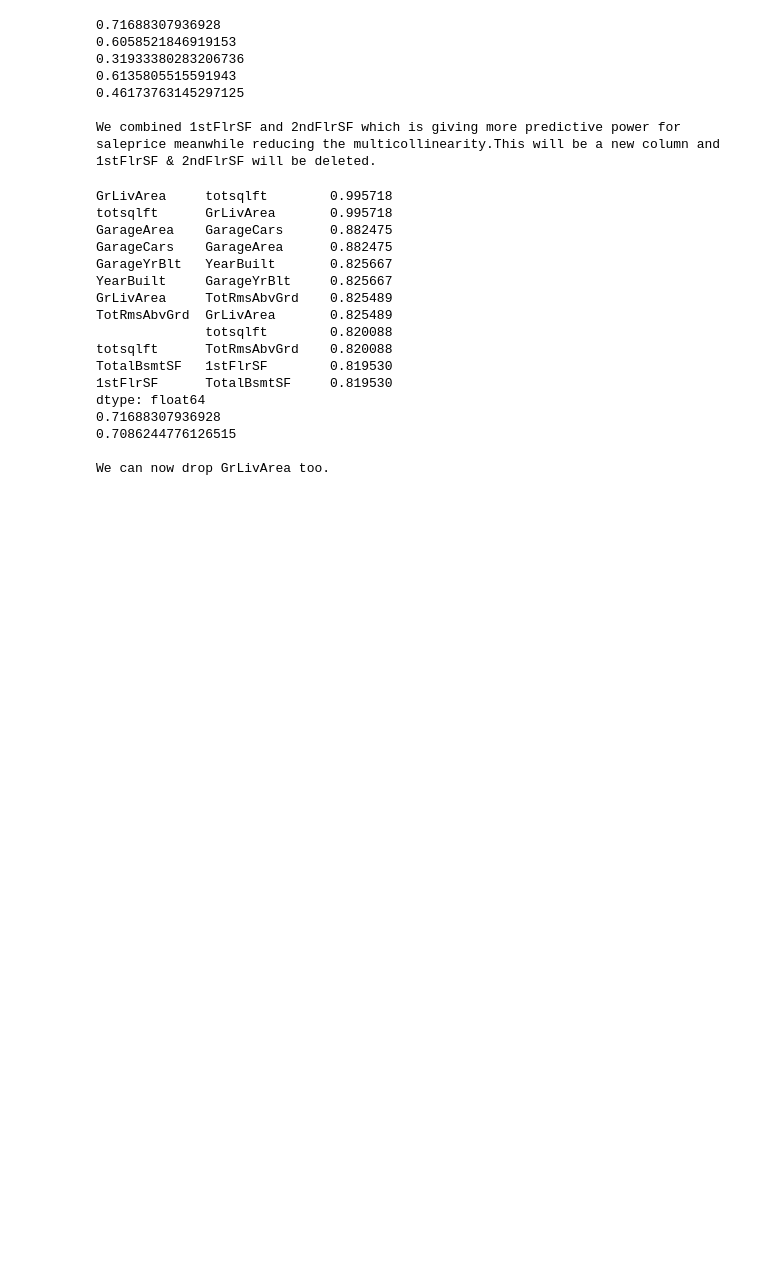
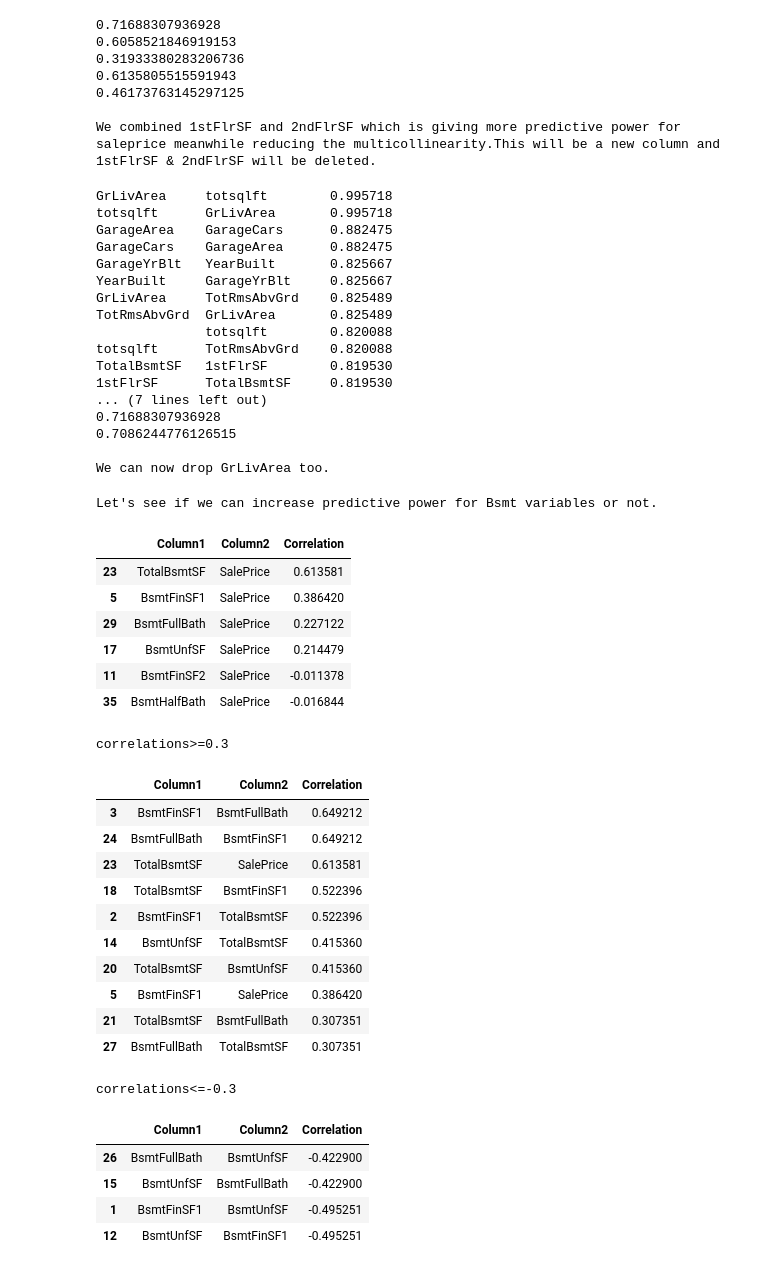
Before and after one commit to Anurag163/Kaggle--House-Prediction, a Jupyter notebook: House prediction Script.ipynb, the cells around one changed output. Cells and saved outputs as stored; diff of their text form; code cells hidden in the pictures; blank space fills up the shorter version.

```diff
--- a/House prediction Script.ipynb
+++ b/House prediction Script.ipynb
@@ -263,11 +265,11 @@ saleprice meanwhile reducing the multicollinearity.This will be a new column and
 1stFlrSF & 2ndFlrSF will be deleted.
 # %%
 top_correlations_tot_sq_feet = correlation_matrix_TotSqFeet.unstack().abs().sort_values(ascending=False)
-top_correlations_tot_sq_feet = top_correlations_tot_sq_feet[(top_correlations_tot_sq_feet >= 0.8) & (top_correlations_tot_sq_feet!=1)]
-print(top_correlations_tot_sq_feet)
+top_correlations_tot_sq_feet_check = top_correlations_tot_sq_feet[(top_correlations_tot_sq_feet >= 0.7) & (top_correlations_tot_sq_feet!=1)]
+print(top_correlations_tot_sq_feet_check)
 
-print(correlation_matrix_TotSqFeet.loc['totsqlft','SalePrice'])
-print(correlation_matrix_TotSqFeet.loc['GrLivArea','SalePrice'])
+print(top_correlations_tot_sq_feet_check.loc['totsqlft','SalePrice'])
+print(top_correlations_tot_sq_feet_check.loc['GrLivArea','SalePrice'])
 print('\nWe can now drop GrLivArea too.')
 # %% [output]
 GrLivArea     totsqlft        0.995718
@@ -282,8 +284,64 @@ TotRmsAbvGrd  GrLivArea       0.825489
 totsqlft      TotRmsAbvGrd    0.820088
 TotalBsmtSF   1stFlrSF        0.819530
 1stFlrSF      TotalBsmtSF     0.819530
-dtype: float64
+... (7 lines left out)
 0.71688307936928
 0.7086244776126515
 
 We can now drop GrLivArea too.
+# %%
+print('Let\'s see if we can increase predictive power for Bsmt variables or not.\n')
+bsmt_cols = [cols for cols in numeric_cols_df.columns if 'bsmt' in cols.lower()]
+
+multicollinearity_output = ''
+for i in bsmt_cols:
+    for j in bsmt_cols:
+        if correlation_matrix_TotSqFeet.loc[i, j] != 1:
+            multicollinearity_output += f'multicollinearity for columns {i} and {j} {correlation_matrix_TotSqFeet.loc[i, j]}\n'
+    multicollinearity_output += f'multicollinearity for columns {i} and SalePrice {correlation_matrix_TotSqFeet.loc[i, "SalePrice"]}\n\n'
+
+# Now, let's process the output and create a DataFrame
+data = []
+for line in multicollinearity_output.strip().split('\n'):
+    match = re.match(r"multicollinearity for columns (\w+) and (\w+) ([-\d.]+)", line)
+    if match:
+        col1, col2, value = match.groups()
+        data.append([col1, col2, float(value)])
+
+df_bsmt_correlation = pd.DataFrame(data, columns=['Column1', 'Column2', 'Correlation'])
+df_bsmt_correlation_sorted=df_bsmt_correlation.sort_values(by='Correlation',ascending=False)
+
+display(df_bsmt_correlation_sorted[df_bsmt_correlation_sorted['Column2']=='SalePrice'])
+
+print('correlations>=0.3\n')
+display(df_bsmt_correlation_sorted[df_bsmt_correlation_sorted['Correlation']>=0.3])
+
+print('correlations<=-0.3\n')
+display(df_bsmt_correlation_sorted[df_bsmt_correlation_sorted['Correlation']<=-0.3])
+# %% [output]
+Let's see if we can increase predictive power for Bsmt variables or not.
+|  | Column1 | Column2 | Correlation |
+| 23 | TotalBsmtSF | SalePrice | 0.613581 |
+| 5 | BsmtFinSF1 | SalePrice | 0.386420 |
+| 29 | BsmtFullBath | SalePrice | 0.227122 |
+| 17 | BsmtUnfSF | SalePrice | 0.214479 |
+| 11 | BsmtFinSF2 | SalePrice | -0.011378 |
+| 35 | BsmtHalfBath | SalePrice | -0.016844 |
+correlations>=0.3
+|  | Column1 | Column2 | Correlation |
+| 3 | BsmtFinSF1 | BsmtFullBath | 0.649212 |
+| 24 | BsmtFullBath | BsmtFinSF1 | 0.649212 |
+| 23 | TotalBsmtSF | SalePrice | 0.613581 |
+| 18 | TotalBsmtSF | BsmtFinSF1 | 0.522396 |
+| 2 | BsmtFinSF1 | TotalBsmtSF | 0.522396 |
+| 14 | BsmtUnfSF | TotalBsmtSF | 0.415360 |
+| 20 | TotalBsmtSF | BsmtUnfSF | 0.415360 |
+| 5 | BsmtFinSF1 | SalePrice | 0.386420 |
+| 21 | TotalBsmtSF | BsmtFullBath | 0.307351 |
+| 27 | BsmtFullBath | TotalBsmtSF | 0.307351 |
+correlations<=-0.3
+|  | Column1 | Column2 | Correlation |
+| 26 | BsmtFullBath | BsmtUnfSF | -0.422900 |
+| 15 | BsmtUnfSF | BsmtFullBath | -0.422900 |
+| 1 | BsmtFinSF1 | BsmtUnfSF | -0.495251 |
+| 12 | BsmtUnfSF | BsmtFinSF1 | -0.495251 |
```
Also changed, not shown: parts of 2 cells of this notebook.
